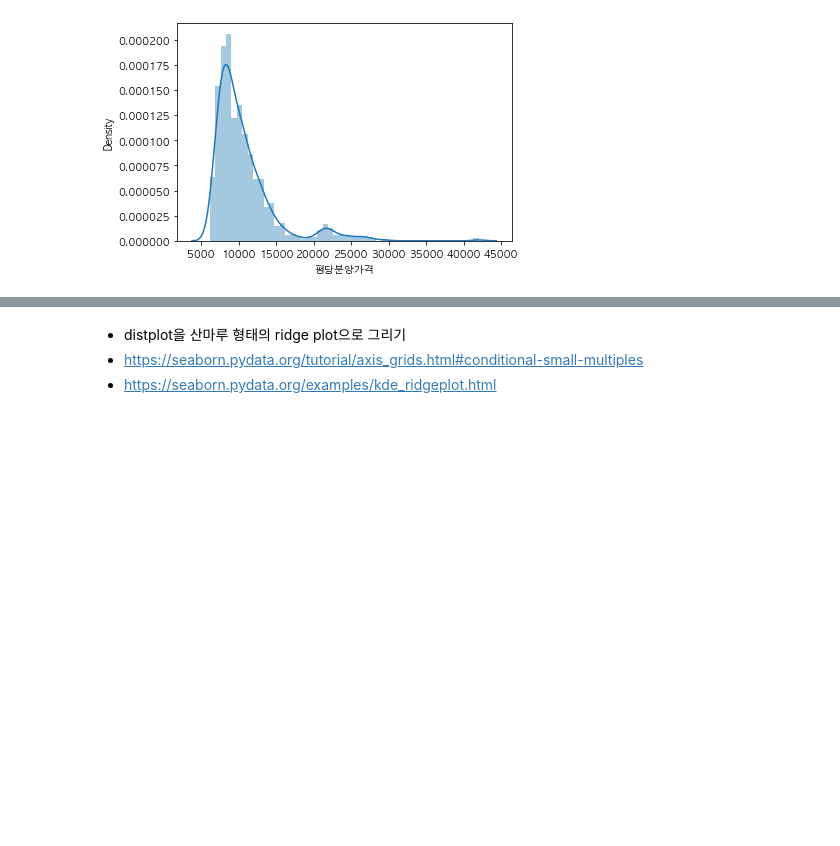
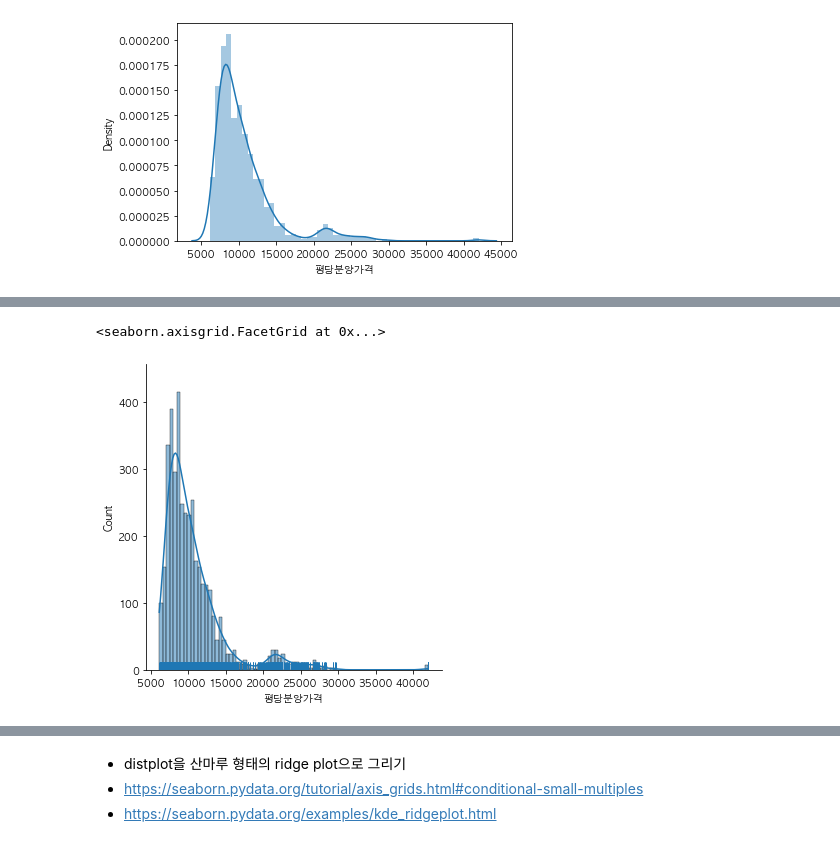
Before and after one commit to corazzon/open-data-analysis-basic, a Jupyter notebook: 01-apt-price-output.ipynb, the cells around one changed output, grey strips where cells are left out. Saved outputs shown, nothing was run; the diff lists cells and outputs as text; code cells hidden in the pictures; blank space fills up the shorter version.

```diff
--- a/01-apt-price-output.ipynb
+++ b/01-apt-price-output.ipynb
@@ -759,0 +819,5 @@ sns.kdeplot(price)
+# %%
+sns.displot(price, kde=True, rug=True)
+# %% [output]
+<seaborn.axisgrid.FacetGrid at 0x...>
+[figure, added]
```
Also changed, not shown: parts of 11 cells of this notebook.
